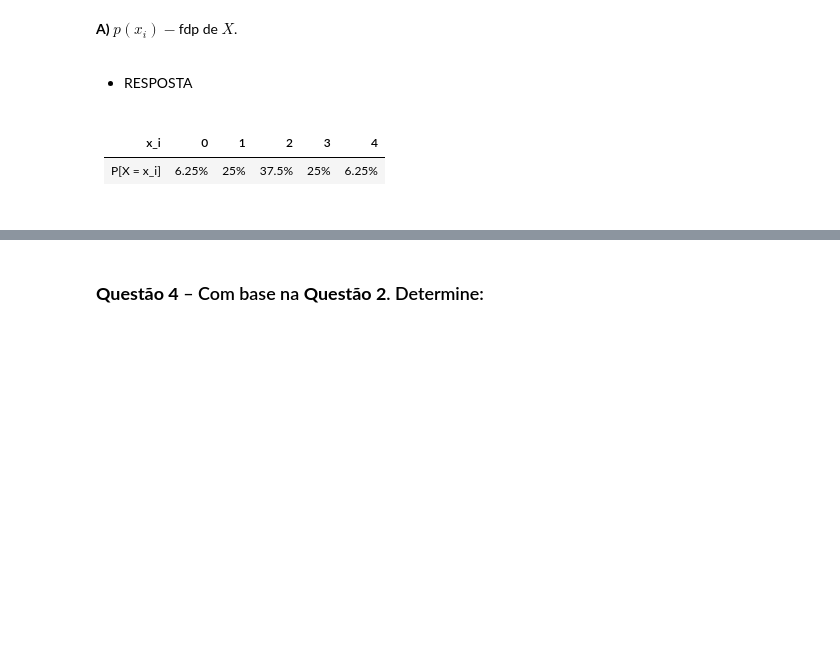
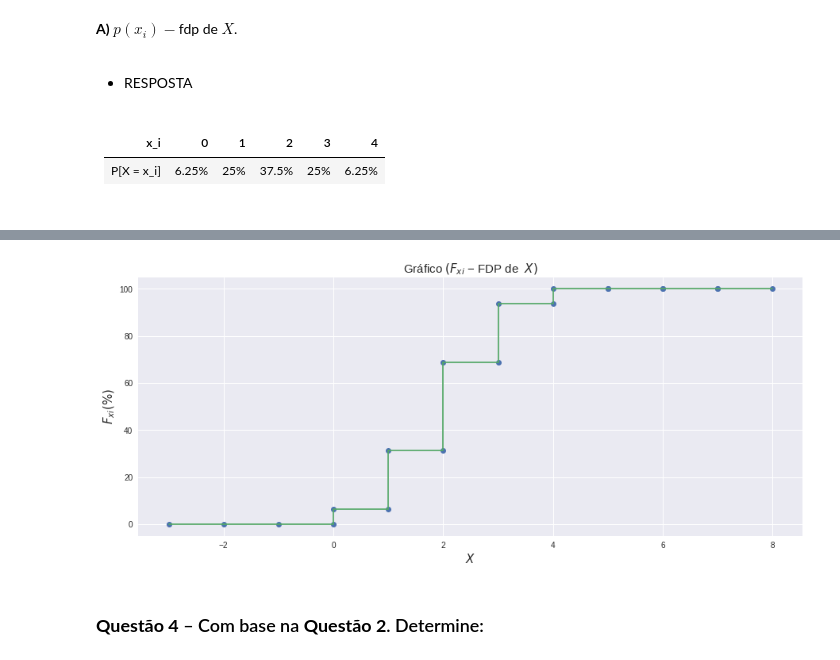
Before and after one commit to Oseiasdfarias/ProbabilidadeProcessosEstocarticos, a Jupyter notebook: FEE_PPE_LE_U04_P01_Oseias_Dias_de_Farias_201733940002.ipynb, the cells around one changed output, grey strips where cells are left out. Drawn from its saved outputs; the diff is of its cells as text; code cells hidden in the pictures; blank space fills up the shorter version.

```diff
--- a/FEE_PPE_LE_U04_P01_Oseias_Dias_de_Farias_201733940002.ipynb
+++ b/FEE_PPE_LE_U04_P01_Oseias_Dias_de_Farias_201733940002.ipynb
@@ -311,3 +340,29 @@ F(xi)−FDP de  X:
+# %%
+x_i2 = np.array([-3., -2., -1.,  0., 0.,  1., 1., 2., 2., 3., 3.,  4., 4.,  5., 5., 6., 6., 7., 7., 8.,])
+FDP_q1 = []
+for i in range(4):
+  FDP_q1.append(0.0)
+
+for i in range(0, 8):
+  FDP_q1.append(fdp_q1[:i+1].sum())
+  FDP_q1.append(fdp_q1[:i+1].sum())
+
+# Printa os valores de F(xi)
+#print(f"\n\nF(xi)−FDP de  X:")
+#for i in FDP_q1:
+#  print(f"{i}% ", end=" ")
+#print("\n")
+
+# Gráfico da Função Densidade de Probabilidade
+plt.figure(figsize=(15, 6))
+plt.plot(x_i2, FDP_q1, "o")
+plt.plot(x_i2, FDP_q1)
+plt.title("Gráfico $( F_{xi}$ − FDP de  $X )$", fontsize=15)
+plt.xlabel("$X$", fontsize=15)
+plt.ylabel("$F_{xi} (\%)$", fontsize=15)
+plt.show()
+# %% [output]
+[figure, added]
 # %% [markdown]
 ### **Questão 4** – Com base na **Questão 2**. Determine:
 # %% [markdown]
```
Also changed, not shown: parts of 12 cells of this notebook.
